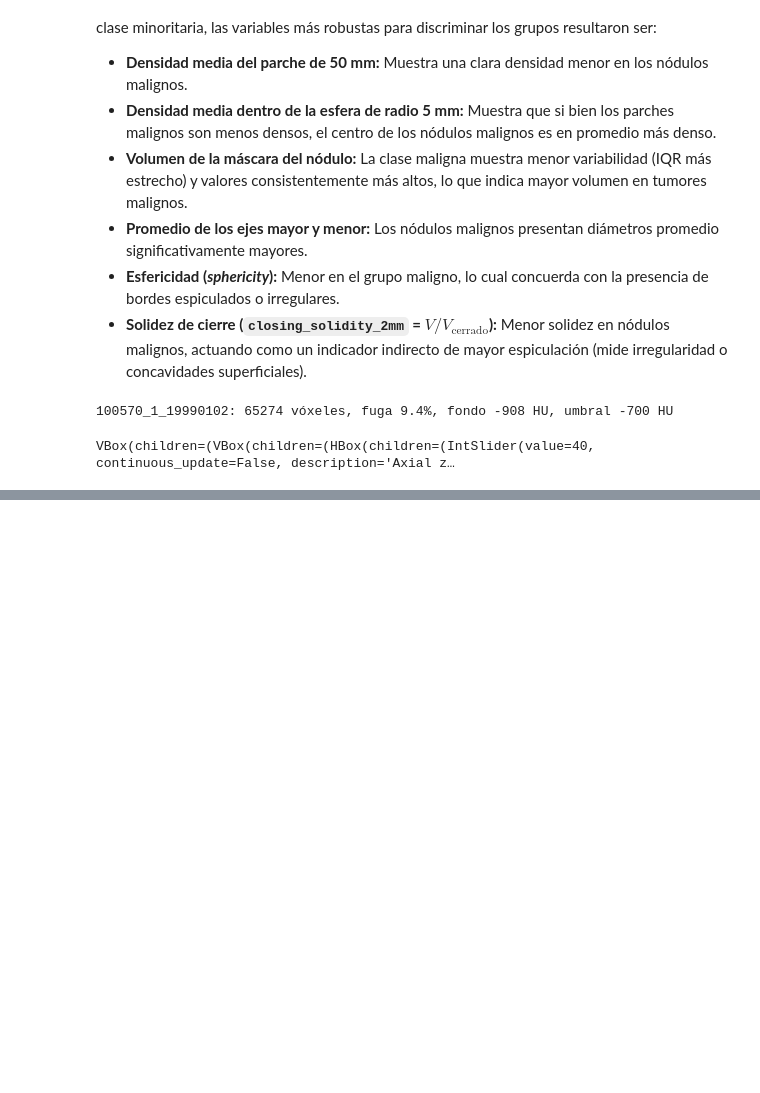
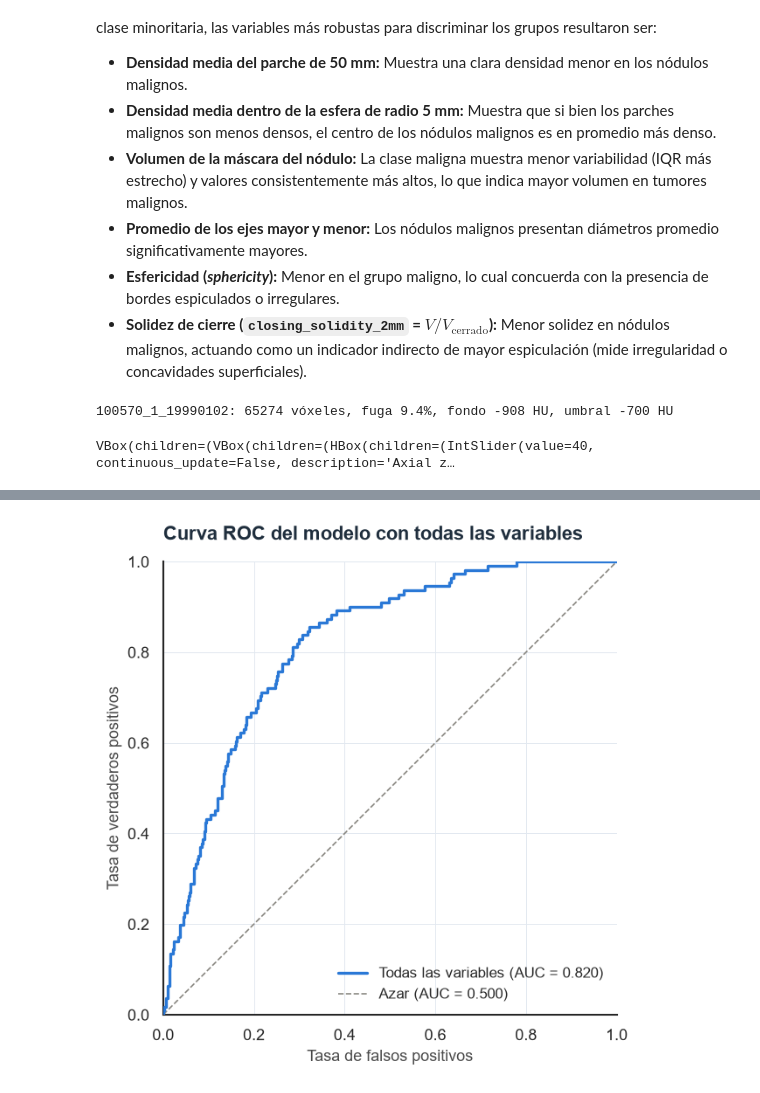
Before and after one commit to juanpablocarrillohortua/health_tech_lung_cancer, a Jupyter notebook: notebooks/image_caracteristics.ipynb, the cells around one changed output, grey strips where cells are left out. Saved outputs shown, nothing was run; the diff lists cells and outputs as text; code cells hidden in the pictures; blank space fills up the shorter version.

```diff
--- a/notebooks/image_caracteristics.ipynb
+++ b/notebooks/image_caracteristics.ipynb
@@ -1490,0 +1583,2 @@ VBox(children=(VBox(children=(HBox(children=(IntSlider(value=40, continuous_upda
+# %%
+final_df = analisis_imagenes[['contrast', 'sphericity', 'diam_short_mm', 'label']]
@@ -1490,0 +1728,4 @@ VBox(children=(VBox(children=(HBox(children=(IntSlider(value=40, continuous_upda
+# %%
+modelo_completo = reporte_modelo(
+    LogisticRegression(), list(X_final.columns), "todas las variables"
+)
@@ -1490,0 +1780,46 @@ VBox(children=(VBox(children=(HBox(children=(IntSlider(value=40, continuous_upda
+# %%
+proba_completo = modelo_completo.predict_proba(X_test)[:, 1]
+fpr, tpr, _ = roc_curve(y_test, proba_completo)
+auc_completo = roc_auc_score(y_test, proba_completo)
+
+fig, ax = plt.subplots(figsize=(5.5, 5.5), dpi=120)
+ax.plot(
+    fpr,
+    tpr,
+    color="#2a78d6",
+    lw=2,
+    zorder=3,
+    label=f"Todas las variables (AUC = {auc_completo:.3f})",
+)
+ax.plot(
+    [0, 1],
+    [0, 1],
+    color="#898781",
+    lw=1,
+    ls="--",
+    zorder=2,
+    label="Azar (AUC = 0.500)",
+)
+
+ax.set_xlim(0, 1)
+ax.set_ylim(0, 1)
+ax.set_aspect("equal")
+ax.set_xlabel("Tasa de falsos positivos", fontsize=11, color="#4A4A4A")
+ax.set_ylabel("Tasa de verdaderos positivos", fontsize=11, color="#4A4A4A")
+ax.set_title(
+    "Curva ROC del modelo con todas las variables",
+    fontsize=13,
+    color="#1F2E3D",
+    fontweight="bold",
+    loc="left",
+    pad=15,
+)
+ax.grid(True, color="#E2E8F0", lw=0.6)
+ax.set_axisbelow(True)
+for lado in ("top", "right"):
+    ax.spines[lado].set_visible(False)
+ax.legend(loc="lower right", frameon=False, fontsize=10)
+plt.tight_layout()
+plt.show()
+# %% [output]
+[figure, added]
```
Also changed, not shown: parts of 31 cells of this notebook, 3 other files.
